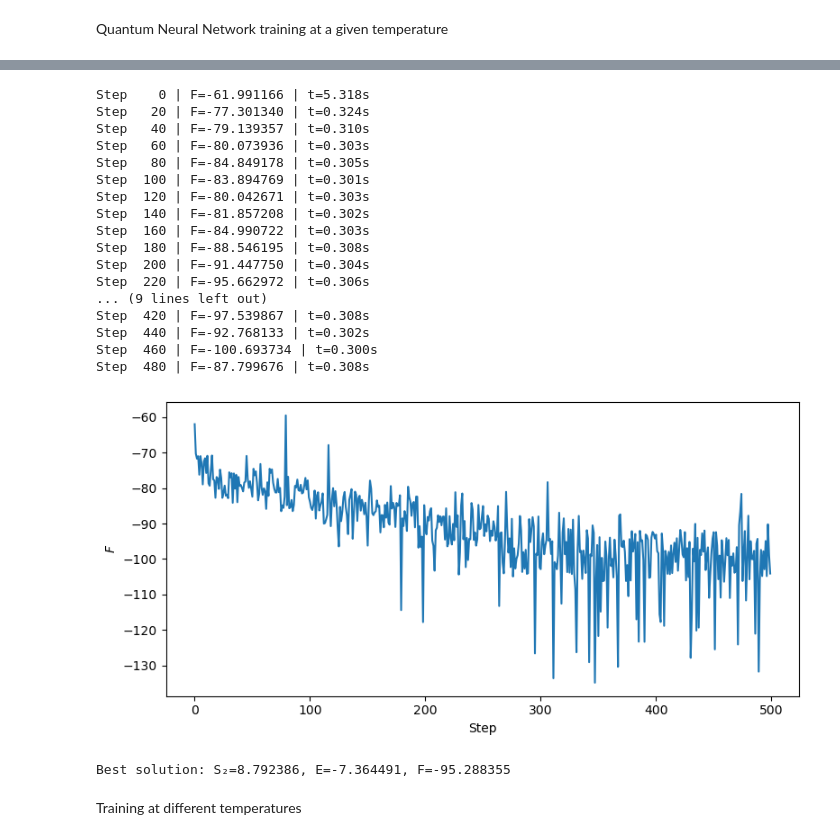
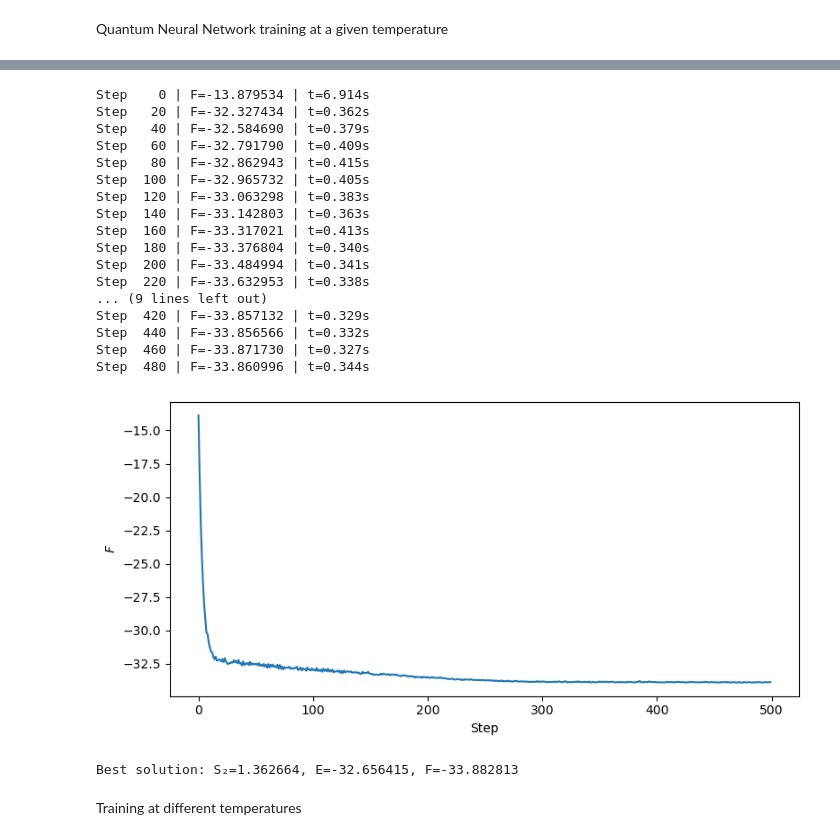
Before and after one commit to ismaelcastrouimp/TFM, a Jupyter notebook: notebooks/Renyi_Ising.ipynb, the cells around one changed output, grey strips where cells are left out. Drawn from its saved outputs; the diff is of its cells as text; code cells hidden in the pictures.

```diff
--- a/notebooks/Renyi_Ising.ipynb
+++ b/notebooks/Renyi_Ising.ipynb
@@ -33,8 +33,8 @@ from src_renyi import (
 # %%
 # Hilbert space
 from netket.hilbert import Spin
-N = 2
-N_ancilla = 2
+N = 20
+N_ancilla = 20
 partition = list(range(N))
 
 # System: N 1/2
@@ -91,34 +108,35 @@ KeyboardInterrupt:
 # %%
 sampler = nk.sampler.ARDirectSampler(hi_extended)
 arnn = nk.models.ARNNDense(hilbert=hi_extended, layers=1, features=16, activation=jax.nn.gelu)
 model = ARNN_Z2(worker=arnn, trivial_Z2=True)
 vstate = nk.vqs.MCState(sampler, model, n_samples=40960)
 optimizer = optax.sign_sgd(lr)
-# optimizer = optax.adam(lr)
-T = 10
+# optimizer = optax.adam(learning_rate=lr)
+T = 0.9
 _,f_best,E_best,S_best = free_energy_minimize(vstate, T, partition, H_extended, 500, freq=20,
-                                               optimizer=optimizer, learning_rate=lr, clip_norm=0.00001, timing=True)
+                                               optimizer=optimizer, learning_rate=lr, clip_norm=0.5, timing=True,
+                                               chunk_size=vstate.n_samples//64)
 print(f"Best solution: S₂={S_best:.6f}, E={E_best:.6f}, F={f_best:.6f}")
 # %% [output]
-Step    0 | F=-61.991166 | t=5.318s
-Step   20 | F=-77.301340 | t=0.324s
-Step   40 | F=-79.139357 | t=0.310s
-Step   60 | F=-80.073936 | t=0.303s
-Step   80 | F=-84.849178 | t=0.305s
-Step  100 | F=-83.894769 | t=0.301s
-Step  120 | F=-80.042671 | t=0.303s
-Step  140 | F=-81.857208 | t=0.302s
-Step  160 | F=-84.990722 | t=0.303s
-Step  180 | F=-88.546195 | t=0.308s
-Step  200 | F=-91.447750 | t=0.304s
-Step  220 | F=-95.662972 | t=0.306s
+Step    0 | F=-13.879534 | t=6.914s
+Step   20 | F=-32.327434 | t=0.362s
+Step   40 | F=-32.584690 | t=0.379s
+Step   60 | F=-32.791790 | t=0.409s
+Step   80 | F=-32.862943 | t=0.415s
+Step  100 | F=-32.965732 | t=0.405s
+Step  120 | F=-33.063298 | t=0.383s
+Step  140 | F=-33.142803 | t=0.363s
+Step  160 | F=-33.317021 | t=0.413s
+Step  180 | F=-33.376804 | t=0.340s
+Step  200 | F=-33.484994 | t=0.341s
+Step  220 | F=-33.632953 | t=0.338s
 ... (9 lines left out)
-Step  420 | F=-97.539867 | t=0.308s
-Step  440 | F=-92.768133 | t=0.302s
-Step  460 | F=-100.693734 | t=0.300s
-Step  480 | F=-87.799676 | t=0.308s
+Step  420 | F=-33.857132 | t=0.329s
+Step  440 | F=-33.856566 | t=0.332s
+Step  460 | F=-33.871730 | t=0.327s
+Step  480 | F=-33.860996 | t=0.344s
-[figure, old version]
+[figure, new version]
-Best solution: S₂=8.792386, E=-7.364491, F=-95.288355
+Best solution: S₂=1.362664, E=-32.656415, F=-33.882813
 # %% [markdown]
 Training at different temperatures
 # %%
```
Also changed, not shown: parts of 1 cell of this notebook.
